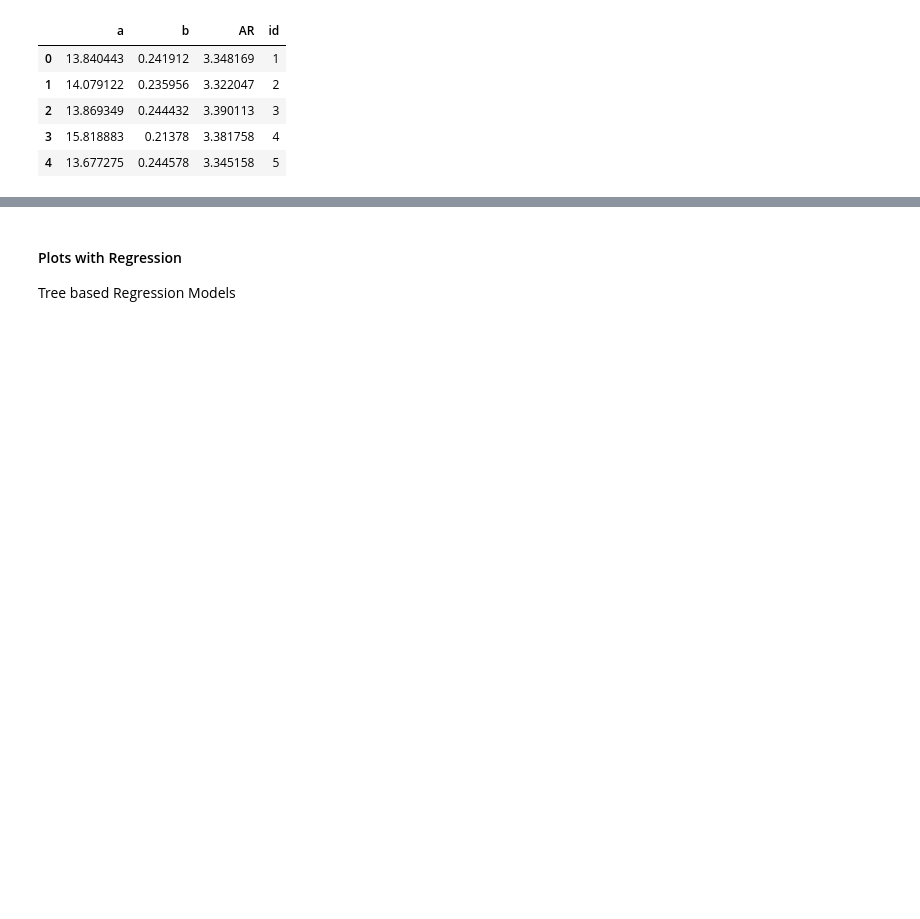
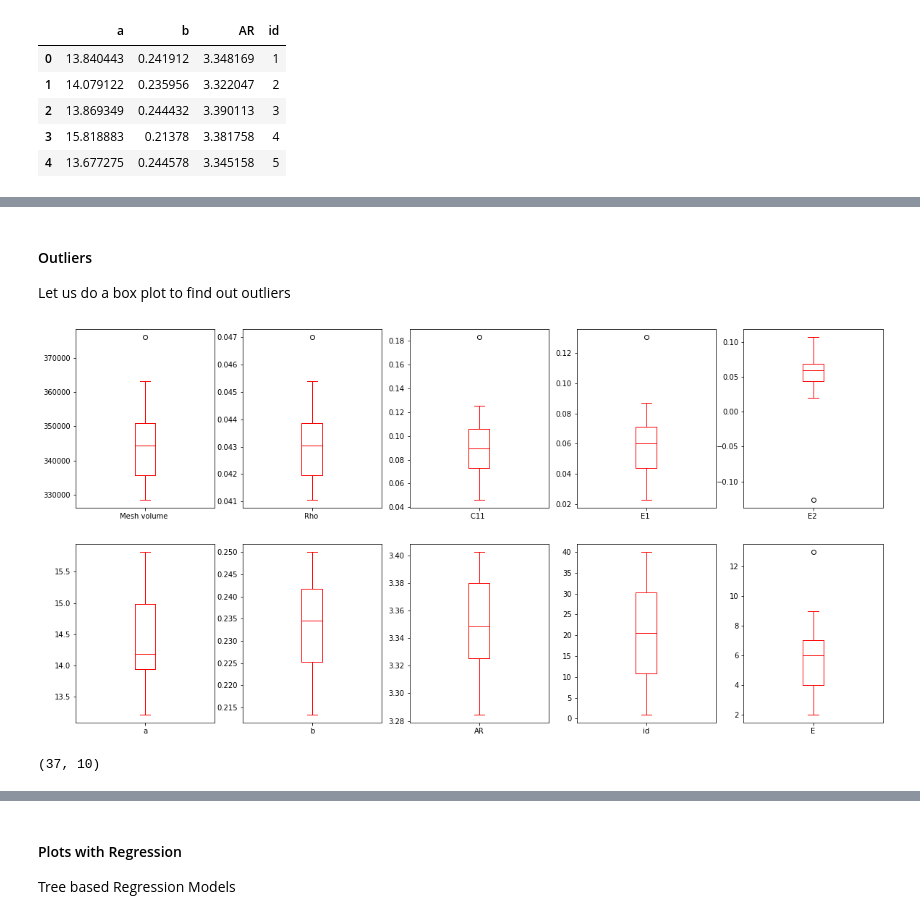
Before and after one commit to Computational-Materials-Science-UK/data_science, a Jupyter notebook: feature_importance.ipynb, the cells around one changed output, grey strips where cells are left out. Saved outputs shown, nothing was run; the diff lists cells and outputs as text; code cells hidden in the pictures; blank space fills up the shorter version.

```diff
--- a/feature_importance.ipynb
+++ b/feature_importance.ipynb
@@ -222,0 +190,29 @@ LogisticRegression()
+# %% [markdown]
+#### Outliers
+Let us do a box plot to find out outliers
+# %%
+df.plot(kind='box', subplots=True, layout=(2,5),sharex=False,sharey=False, figsize=(20, 10), color='red');
+# %% [output]
+[figure, added]
+# %%
+def find_outliers(df, col_name):
+    Q1 = df[col_name].quantile(0.25)
+    Q3 = df[col_name].quantile(0.75)
+    IQR = Q3-Q1
+    low  = Q1-1.5*IQR
+    high = Q3+1.5*IQR
+    outlier_list=((df[col_name] < low) | (df[col_name] > high)).tolist()
+    i_outlier=[i for i, x in enumerate(outlier_list) if x]
+    return i_outlier
+set_i_bad=set()
+for col_name in ['Mesh volume ','Rho ','C11 ','E1 ','E']:
+    i_outlier =find_outliers(df,col_name )
+    # print(f"{col_name}:{i_outlier}")
+    for i in i_outlier:
+        set_i_bad.add(i)
+
+
+df.drop(set_i_bad,inplace=True)
+df.shape
+# %% [output]
+(37, 10)
```
Also changed, not shown: parts of 59 cells of this notebook.
